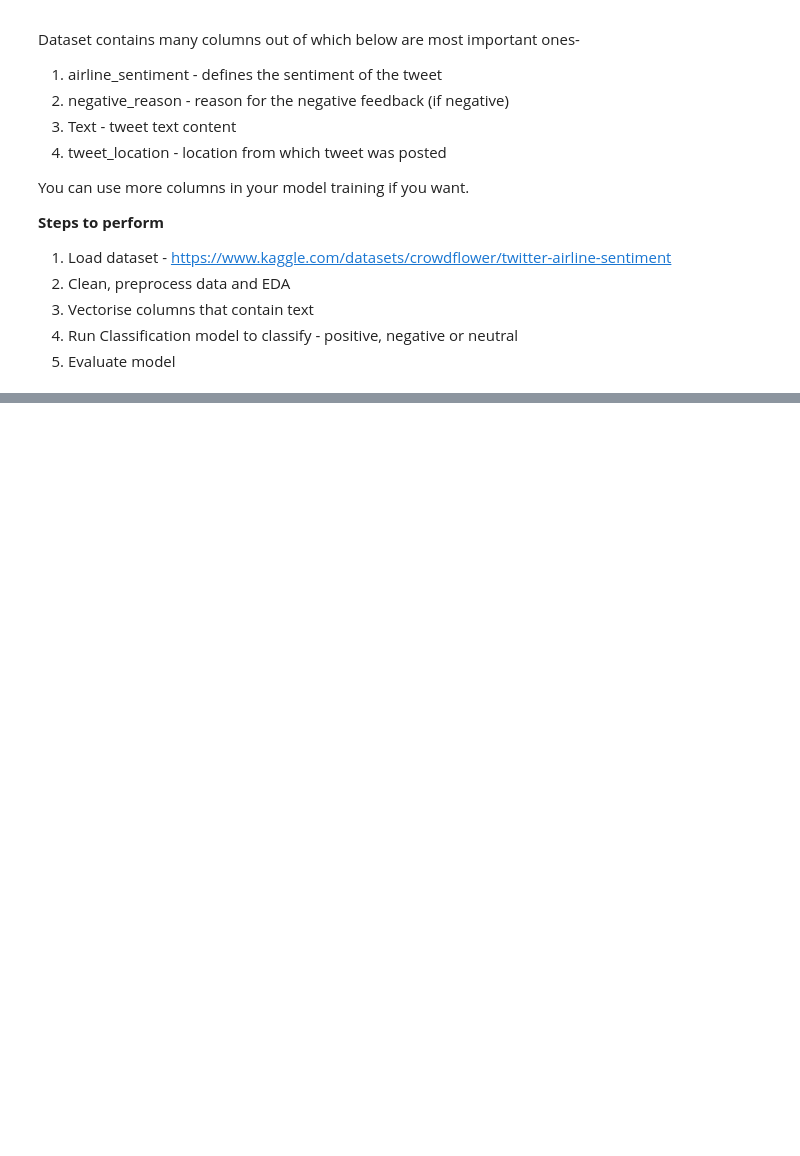
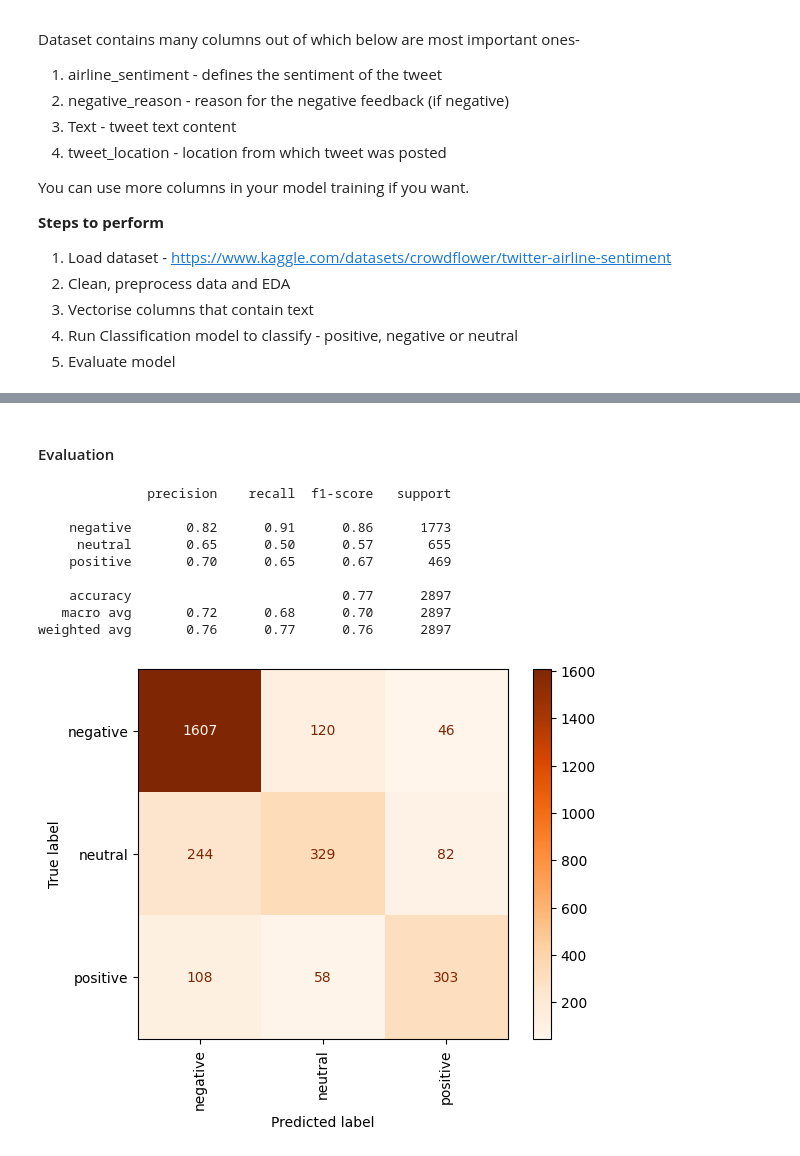
Before and after one commit to matteopilotto/maven-blps-2, a Jupyter notebook: Module 1/airline_tweet_sentiment.ipynb, the cells around one changed output, grey strips where cells are left out. Saved outputs shown, nothing was run; the diff lists cells and outputs as text; code cells hidden in the pictures; blank space fills up the shorter version.

```diff
--- a/Module 1/airline_tweet_sentiment.ipynb
+++ b/Module 1/airline_tweet_sentiment.ipynb
@@ -74,0 +572,19 @@ OSError: Could not find kaggle.json. Make sure it's located in /root/.kaggle. Or
+# %% [markdown]
+#### Evaluation
+# %%
+pred_labels = predict(pipe_ensemble_trained, test_data)
+target_labels = [list(x[1].keys())[0] for x in test_data]
+
+print(classification_report(target_labels, pred_labels))
+plot_confmatrix(target_labels, pred_labels)
+# %% [output]
+              precision    recall  f1-score   support
+
+    negative       0.82      0.91      0.86      1773
+     neutral       0.65      0.50      0.57       655
+    positive       0.70      0.65      0.67       469
+
+    accuracy                           0.77      2897
+   macro avg       0.72      0.68      0.70      2897
+weighted avg       0.76      0.77      0.76      2897
+[figure, added]
```
Also changed, not shown: parts of 59 cells of this notebook.
